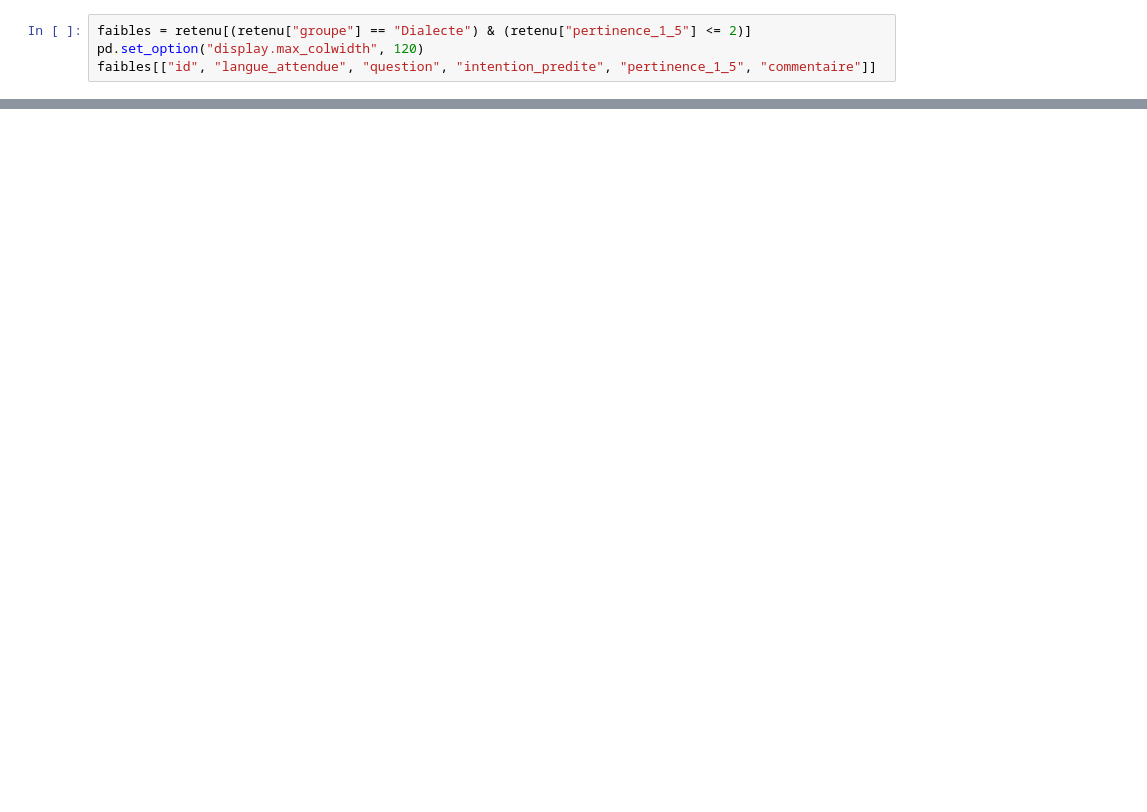
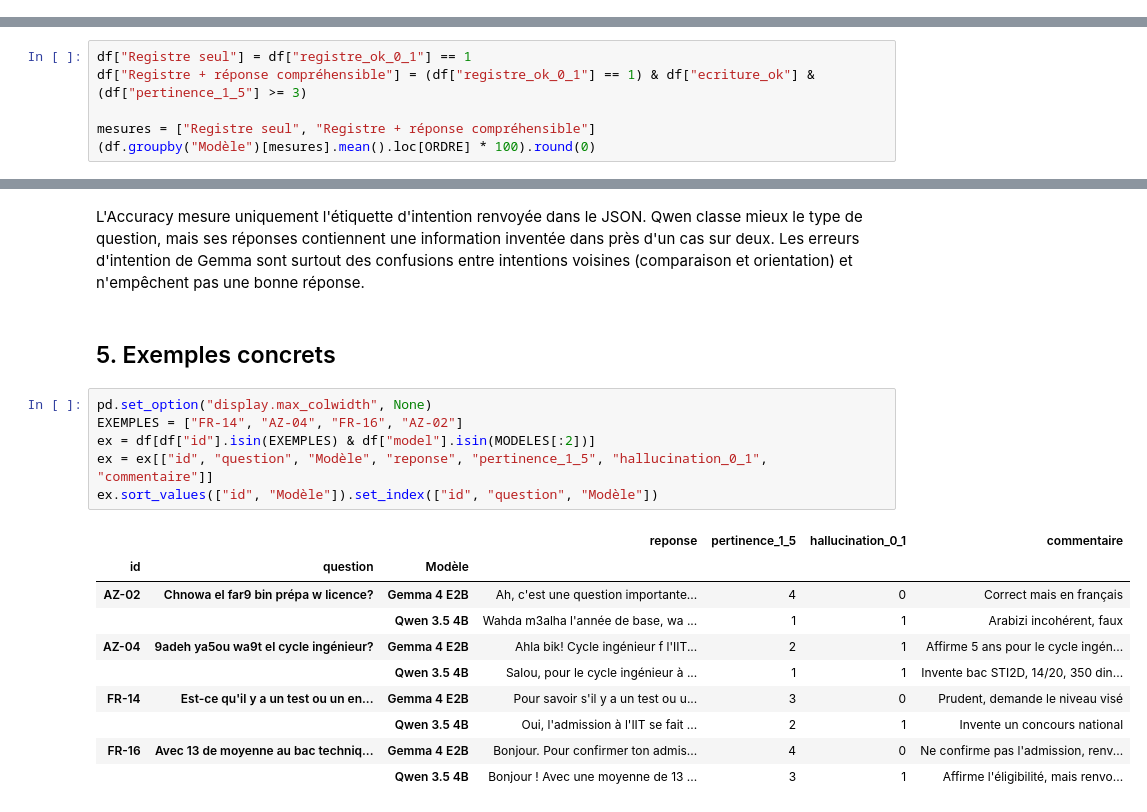
Before and after one commit to amal-jallouli/HRProject, a Jupyter notebook: llm-eval/analyse_resultats.ipynb, the cells around one changed output, grey strips where cells are left out. Drawn from its saved outputs; the diff is of its cells as text; blank space fills up the shorter version.

```diff
--- a/llm-eval/analyse_resultats.ipynb
+++ b/llm-eval/analyse_resultats.ipynb
@@ -363,4 +0,0 @@ Réponses du modèle retenu jugées faibles (pertinence ≤ 2) en dialecte, avec
-# %%
-faibles = retenu[(retenu["groupe"] == "Dialecte") & (retenu["pertinence_1_5"] <= 2)]
-pd.set_option("display.max_colwidth", 120)
-faibles[["id", "langue_attendue", "question", "intention_predite", "pertinence_1_5", "commentaire"]]
@@ -407,0 +81,6 @@ Fichiers enregistrés dans results
+# %%
+df["Registre seul"] = df["registre_ok_0_1"] == 1
+df["Registre + réponse compréhensible"] = (df["registre_ok_0_1"] == 1) & df["ecriture_ok"] & (df["pertinence_1_5"] >= 3)
+
+mesures = ["Registre seul", "Registre + réponse compréhensible"]
+(df.groupby("Modèle")[mesures].mean().loc[ORDRE] * 100).round(0)
@@ -407,0 +122,21 @@ Fichiers enregistrés dans results
+# %% [markdown]
+L'Accuracy mesure uniquement l'étiquette d'intention renvoyée dans le JSON. Qwen classe mieux le type de question, mais ses réponses contiennent une information inventée dans près d'un cas sur deux. Les erreurs d'intention de Gemma sont surtout des confusions entre intentions voisines (comparaison et orientation) et n'empêchent pas une bonne réponse.
+# %% [markdown]
+## 5. Exemples concrets
+# %%
+pd.set_option("display.max_colwidth", None)
+EXEMPLES = ["FR-14", "AZ-04", "FR-16", "AZ-02"]
+ex = df[df["id"].isin(EXEMPLES) & df["model"].isin(MODELES[:2])]
+ex = ex[["id", "question", "Modèle", "reponse", "pertinence_1_5", "hallucination_0_1", "commentaire"]]
+ex.sort_values(["id", "Modèle"]).set_index(["id", "question", "Modèle"])
+# %% [output]
+|  |  |  | reponse | pertinence_1_5 | hallucination_0_1 | commentaire |
+| id | question | Modèle |  |  |  |  |
+| AZ-02 | Chnowa el far9 bin prépa w licence? | Gemma 4 E2B | Ah, c'est une question importante... | 4 | 0 | Correct mais en français |
+|  |  | Qwen 3.5 4B | Wahda m3alha l'année de base, wa ... | 1 | 1 | Arabizi incohérent, faux |
+| AZ-04 | 9adeh ya5ou wa9t el cycle ingénieur? | Gemma 4 E2B | Ahla bik! Cycle ingénieur f l'IIT... | 2 | 1 | Affirme 5 ans pour le cycle ingén... |
+|  |  | Qwen 3.5 4B | Salou, pour le cycle ingénieur à ... | 1 | 1 | Invente bac STI2D, 14/20, 350 din... |
+| FR-14 | Est-ce qu'il y a un test ou un en... | Gemma 4 E2B | Pour savoir s'il y a un test ou u... | 3 | 0 | Prudent, demande le niveau visé |
+|  |  | Qwen 3.5 4B | Oui, l'admission à l'IIT se fait ... | 2 | 1 | Invente un concours national |
+| FR-16 | Avec 13 de moyenne au bac techniq... | Gemma 4 E2B | Bonjour. Pour confirmer ton admis... | 4 | 0 | Ne confirme pas l'admission, renv... |
+|  |  | Qwen 3.5 4B | Bonjour ! Avec une moyenne de 13 ... | 3 | 1 | Affirme l'éligibilité, mais renvo... |
```
Also changed, not shown: parts of 50 cells of this notebook.
